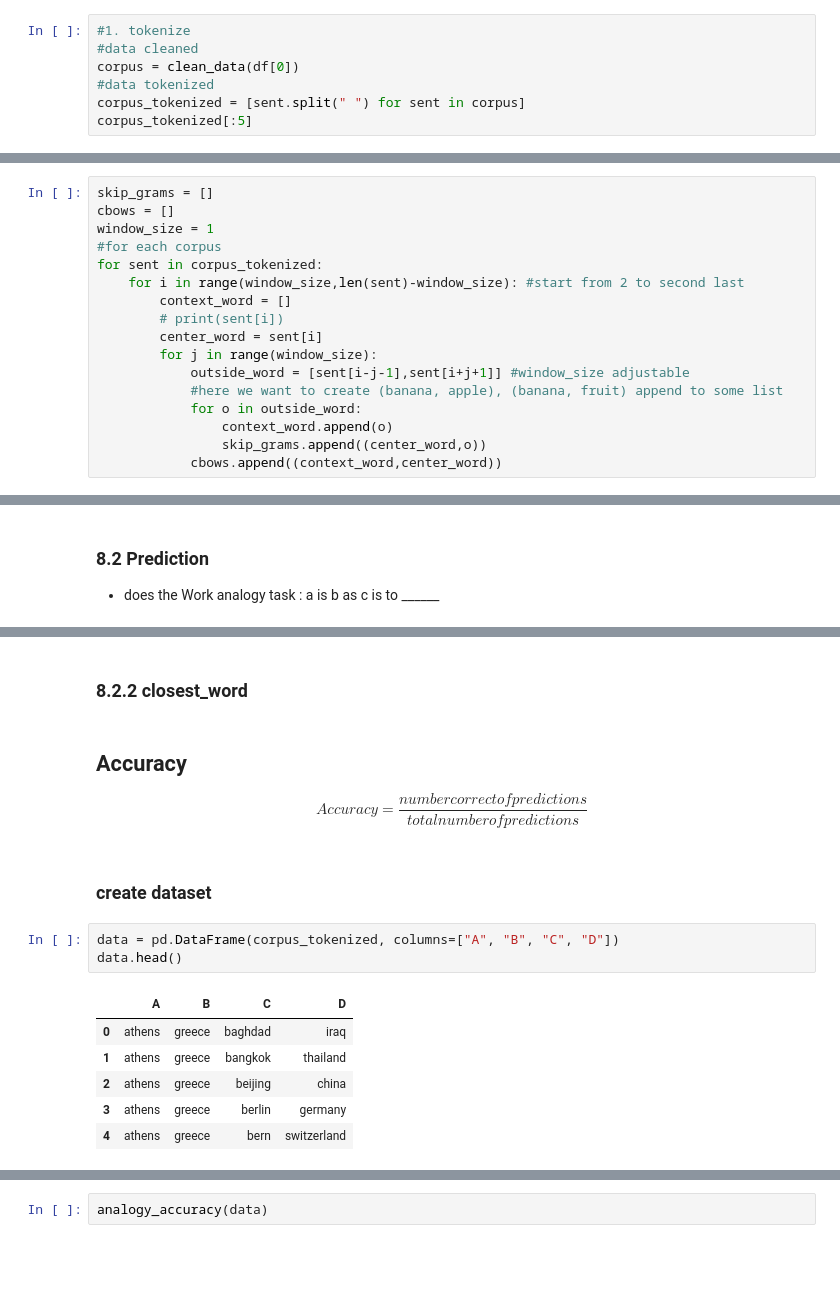
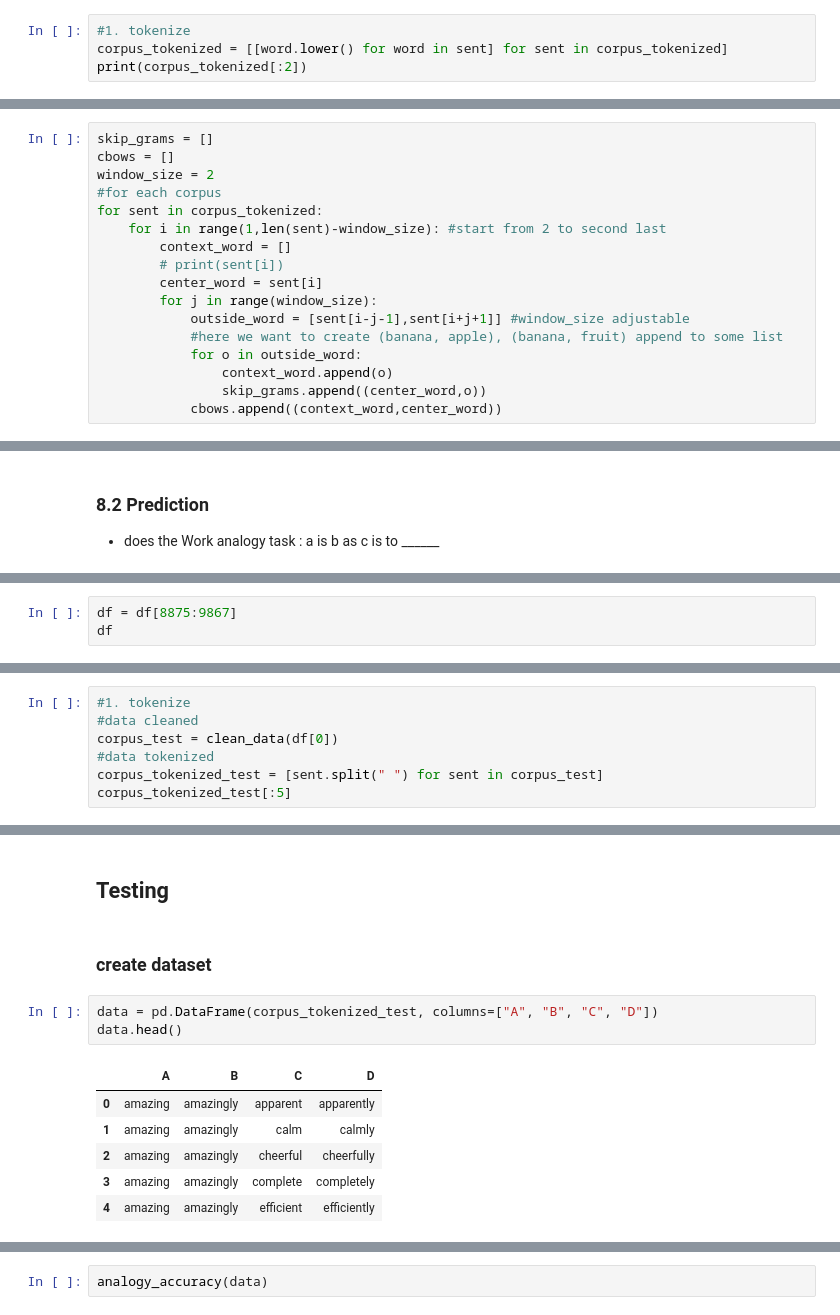
Before and after one commit to guntsvzz/DSAI-AIT, a Jupyter notebook: Course/Natural Language Understanding/Assignment/02 - GloVe.ipynb, the cells around one changed output, grey strips where cells are left out. Drawn from its saved outputs; the diff is of its cells as text; blank space fills up the shorter version.

```diff
--- a/Course/Natural Language Understanding/Assignment/02 - GloVe.ipynb
+++ b/Course/Natural Language Understanding/Assignment/02 - GloVe.ipynb
@@ -62,8 +42,5 @@ def clean_data(df_col):
 # %%
 #1. tokenize
-#data cleaned
-corpus = clean_data(df[0])
-#data tokenized
-corpus_tokenized = [sent.split(" ") for sent in corpus]
-corpus_tokenized[:5]
+corpus_tokenized = [[word.lower() for word in sent] for sent in corpus_tokenized]
+print(corpus_tokenized[:2])
 # %% [output]
@@ -127,10 +100,10 @@ X_i = Counter(flatten(corpus_tokenized)) #merge all list ... (flattten is a func
 # %%
 skip_grams = []
 cbows = []
-window_size = 1
+window_size = 2
 #for each corpus
 for sent in corpus_tokenized:
-    for i in range(window_size,len(sent)-window_size): #start from 2 to second last
+    for i in range(1,len(sent)-window_size): #start from 2 to second last
         context_word = []
         # print(sent[i])
         center_word = sent[i]
@@ -389,0 +392,3 @@ Greece vs. Iraq:  0.06301899
+# %%
+df = df[8875:9867]
+df
@@ -389,0 +422,7 @@ Greece vs. Iraq:  0.06301899
+# %%
+#1. tokenize
+#data cleaned
+corpus_test = clean_data(df[0])
+#data tokenized
+corpus_tokenized_test = [sent.split(" ") for sent in corpus_test]
+corpus_tokenized_test[:5]
@@ -413,18 +487,15 @@ find_analogy('athens','greece','Bangkok')
-# %% [markdown]
-###  8.2.2 closest_word
-# %% [markdown]
-## Accuracy
-$$ Accuracy = \frac{number correct of predictions}{total number of predictions} $$
+# %% [markdown]
+## Testing
 # %% [markdown]
 ### create dataset
 # %%
-data = pd.DataFrame(corpus_tokenized, columns=["A", "B", "C", "D"])
+data = pd.DataFrame(corpus_tokenized_test, columns=["A", "B", "C", "D"])
 data.head()
 # %% [output]
 |  | A | B | C | D |
-| 0 | athens | greece | baghdad | iraq |
-| 1 | athens | greece | bangkok | thailand |
-| 2 | athens | greece | beijing | china |
-| 3 | athens | greece | berlin | germany |
-| 4 | athens | greece | bern | switzerland |
+| 0 | amazing | amazingly | apparent | apparently |
+| 1 | amazing | amazingly | calm | calmly |
+| 2 | amazing | amazingly | cheerful | cheerfully |
+| 3 | amazing | amazingly | complete | completely |
+| 4 | amazing | amazingly | efficient | efficiently |
 # %%
```
Also changed, not shown: parts of 30 cells of this notebook, 10 other files.
